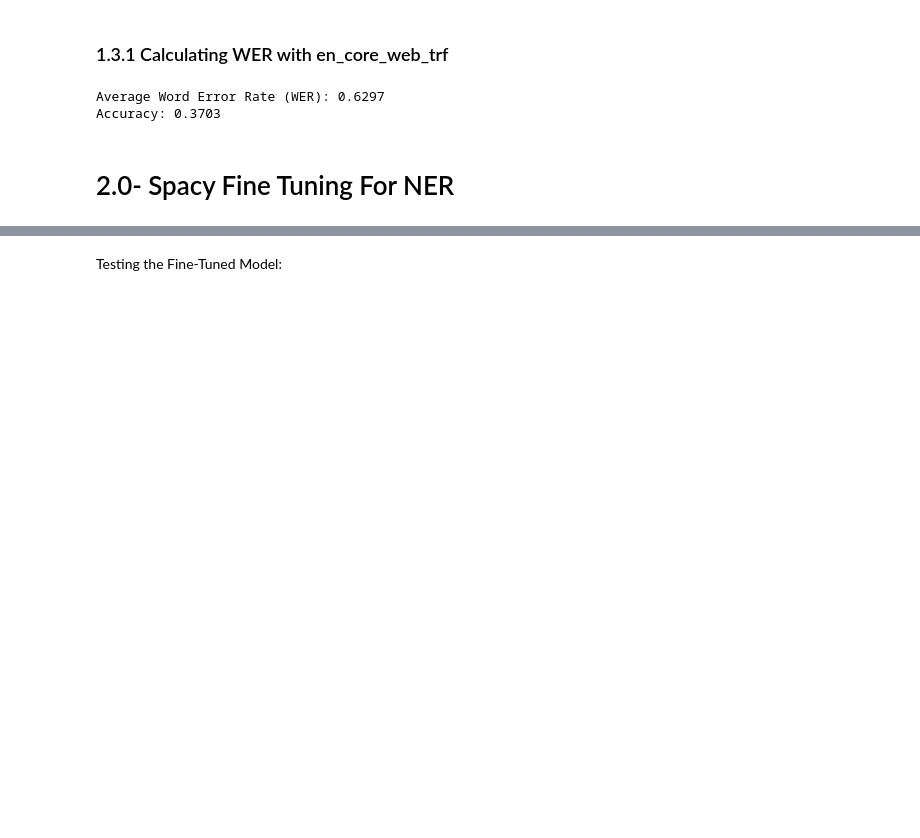
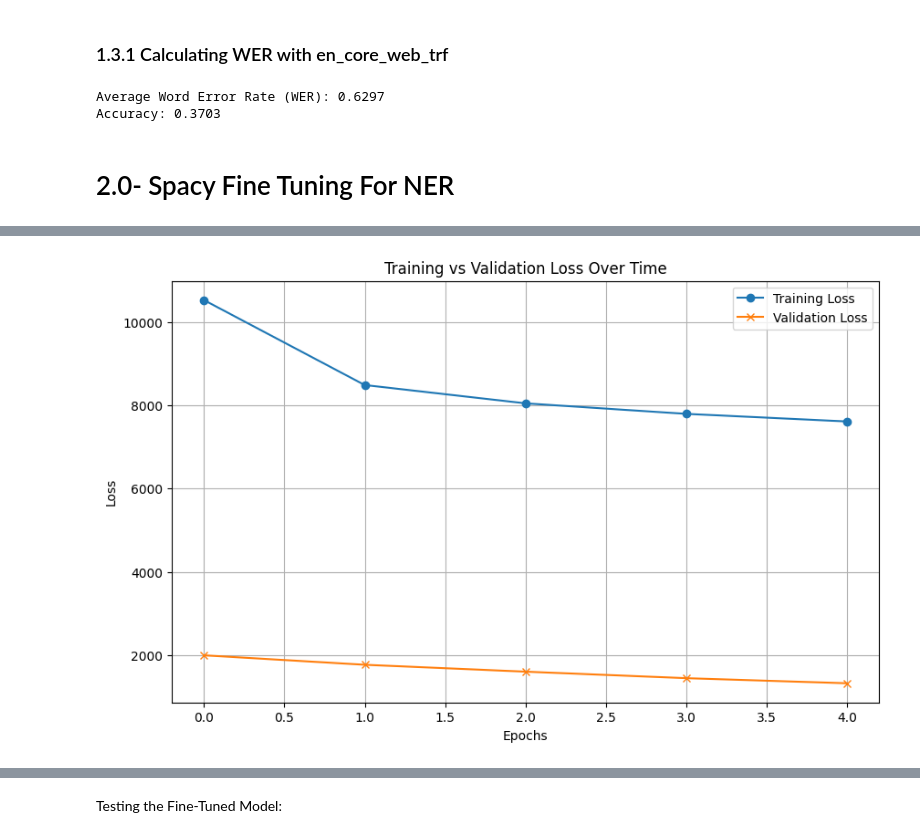
Before and after one commit to etechoptimist/ai4good_location_mention_recognition, a Jupyter notebook: src/spacy-ner.ipynb, the cells around one changed output, grey strips where cells are left out. Drawn from its saved outputs; the diff is of its cells as text; code cells hidden in the pictures; blank space fills up the shorter version.

```diff
--- a/src/spacy-ner.ipynb
+++ b/src/spacy-ner.ipynb
@@ -420,0 +410,86 @@ val_doc_bin.to_disk("./validation_split.spacy")
+# %%
+import spacy
+from spacy.training.example import Example
+from spacy.tokens import DocBin
+from pathlib import Path
+import random
+import matplotlib.pyplot as plt
+
+
+
+# Load the training data from .spacy file
+def load_spacy_data(model,file_path):
+    doc_bin = DocBin().from_disk(file_path)
+    return list(doc_bin.get_docs(model.vocab))
+
+# Function to evaluate the model on validation data
+def evaluate_model(model, data):
+    examples = [Example.from_dict(doc, {"entities": [(ent.start_char, ent.end_char, ent.label_) for ent in doc.ents]}) for doc in data]
+    scorer = model.evaluate(examples)
+    return scorer
+
+# Function to calculate validation loss (NLL)
+def calculate_validation_loss(model, data):
+    losses = {}
+    for doc in data:
+        example = Example.from_dict(doc, {"entities": [(ent.start_char, ent.end_char, ent.label_) for ent in doc.ents]})
+        # Compute loss without updating model
+        model.update([example], sgd=None, losses=losses, drop=0)
+    return sum(losses.values())
+train_losses = []
+val_losses = []
+
+def train_model(model, train_data):
+    # Disable pipeline components that we don't want to update
+    pipe_exceptions = ["ner"]  # Only train the NER component
+    other_pipes = [pipe for pipe in model.pipe_names if pipe not in pipe_exceptions]
+    with model.disable_pipes(*other_pipes):  # Only train NER
+        optimizer = model.resume_training()
+        optimizer.learn_rate = 0.00005
+
+        # Number of training epochs
+        for epoch in range(5):  # Adjust the number of epochs as needed
+            losses = {}
+
+            # Shuffle the training data for each epoch
+            random.shuffle(train_data)
+
+            # Update the model with the training data
+            for doc in train_data:
+                example = Example.from_dict(doc, {"entities": [(ent.start_char, ent.end_char, ent.label_) for ent in doc.ents]})
+                model.update([example], drop=0.15, losses=losses)
+
+            # Get validation loss after each epoch
+            val_loss = calculate_validation_loss(model, valid_data)
+
+            train_loss = sum(losses.values())
+            train_losses.append(train_loss)
+            val_losses.append(val_loss)
+            print(f"Epoch {epoch + 1} - Training Loss: {train_loss} | Validation Loss: {val_loss}")
+            scorer = evaluate_model(model, valid_data)
+            print(f"Validation Score: {scorer}")
+
+        # Save the fine-tuned model
+        model.to_disk("./fine_tuned_ner_model_lg")
+        return(train_losses, val_losses)
+
+
+
+#______________MAIN ENTRY_______
+model = spacy.load("en_core_web_lg")
+create_training_data_on_spacy_format(data, model)
+split_training("./train.spacy", model)
+train_data = load_spacy_data(model,"./train_split.spacy")
+valid_data = load_spacy_data(model,"./validation_split.spacy")
+train_losses, val_losses= train_model(model, train_data)
+# Visualize the training and validation losses
+plt.figure(figsize=(10, 6))
+plt.plot(train_losses, label="Training Loss", marker='o')
+plt.plot(val_losses, label="Validation Loss", marker='x')
+plt.xlabel("Epochs")
+plt.ylabel("Loss")
+plt.title("Training vs Validation Loss Over Time")
+plt.legend()
+plt.grid(True)
+plt.show()
+# %% [output]
@@ -420,0 +507 @@ val_doc_bin.to_disk("./validation_split.spacy")
+[figure, added]
```
Also changed, not shown: parts of 19 cells of this notebook, 1 other file.
